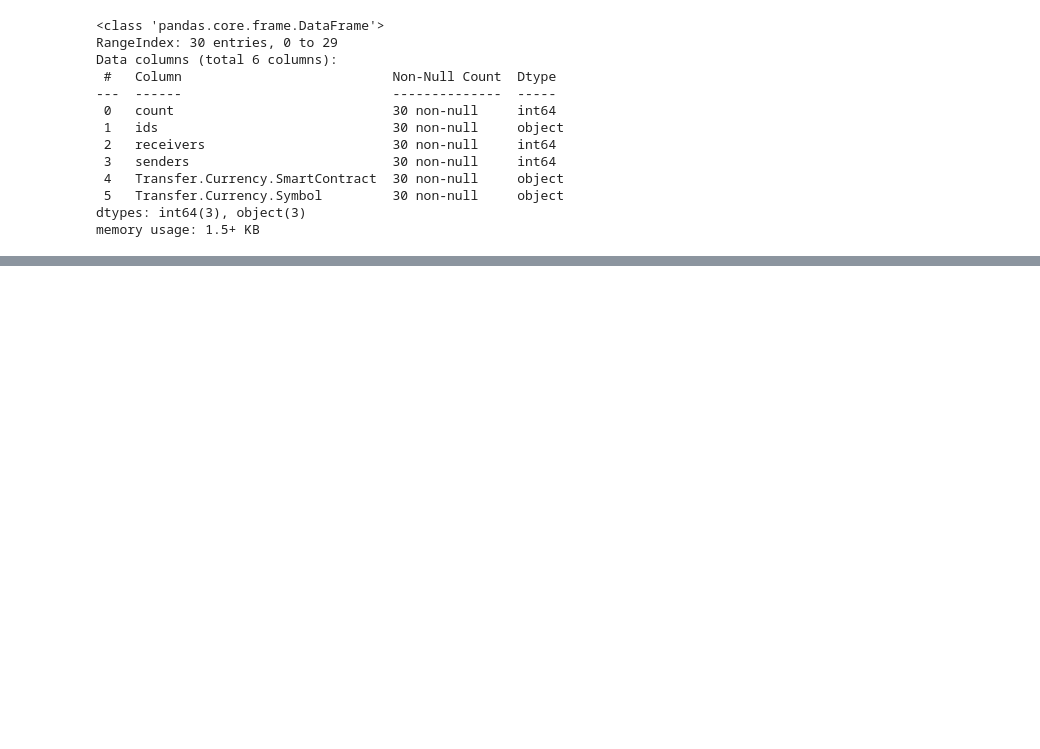
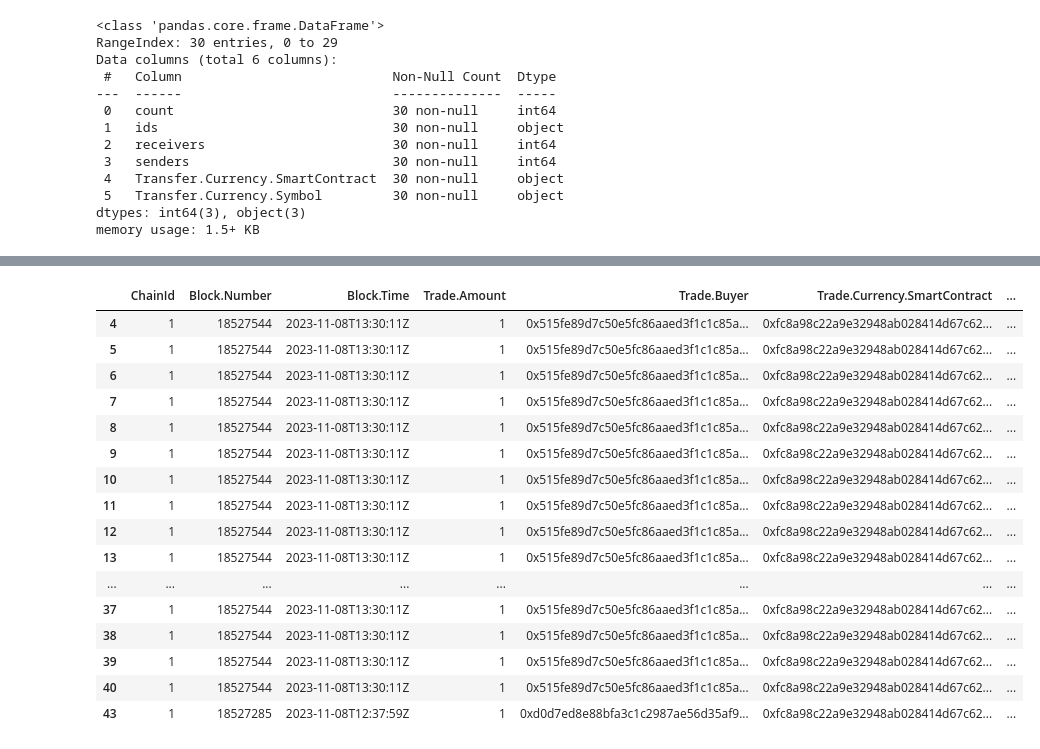
Before and after one commit to volantxs/blockchain-data-visualization, a Jupyter notebook: blockchain_data_driven_marketing.ipynb, the cells around one changed output, grey strips where cells are left out. Saved outputs shown, nothing was run; the diff lists cells and outputs as text; code cells hidden in the pictures; blank space fills up the shorter version.

```diff
--- a/blockchain_data_driven_marketing.ipynb
+++ b/blockchain_data_driven_marketing.ipynb
@@ -437,0 +440,11 @@ plt.show()
+# %%
+conn = http.client.HTTPSConnection("streaming.bitquery.io")
+payload5 = json.dumps({
+   "query": "query ($network: evm_network) {\n  EVM(network: $network, dataset: combined) {\n    DEXTradeByTokens(\n      orderBy: {descendingByField: \"Trade_Price\"}\n      limit: {count: 50}\n      where: {Trade: {Currency: {SmartContract: {is: \"0xFC8a98C22A9E32948aB028414d67C62c49B16864\"}}}, Block: {Date: {since: \"2023-11-6\", till: \"2023-11-8\"}}}\n    ) {\n      ChainId\n      Block {\n        Number\n        Time\n      }\n      Trade {\n        Seller\n        Buyer\n        Amount\n        Currency {\n          SmartContract\n          Symbol\n        }\n        Price\n        Side {\n          Amount\n          Currency {\n            SmartContract\n            Symbol\n          }\n        }\n      }\n      Transaction {\n        Hash\n      }\n    }\n  }\n}\n",
+   "variables": "{\"network\":\"eth\",\"limit\":10,\"offset\":0,\"token\":\"0xFC8a98C22A9E32948aB028414d67C62c49B16864\"}"
+})
+conn.request("POST", "/graphql", payload5, headers)
+res = conn.getresponse()
+data = res.read()
+response5  = json.loads(data.decode("utf-8"))
+print(response5)
@@ -437,0 +453,4 @@ plt.show()
+# %%
+price_soc_6nov_8nov = response5['data']['EVM']['DEXTradeByTokens']
+price_soc_6nov_8nov = pd.json_normalize(price_soc_6nov_8nov)
+price_soc_6nov_8nov.info()
@@ -437,0 +478,21 @@ plt.show()
+# %%
+ETH_price_soc_6nov_8nov = price_soc_6nov_8nov[price_soc_6nov_8nov['Trade.Side.Currency.Symbol'] == "ETH"]
+ETH_price_soc_6nov_8nov
+# %% [output]
+|  | ChainId | Block.Number | Block.Time | Trade.Amount | Trade.Buyer | Trade.Currency.SmartContract | ... |
+| 4 | 1 | 18527544 | 2023-11-08T13:30:11Z | 1 | 0x515fe89d7c50e5fc86aaed3f1c1c85a... | 0xfc8a98c22a9e32948ab028414d67c62... | ... |
+| 5 | 1 | 18527544 | 2023-11-08T13:30:11Z | 1 | 0x515fe89d7c50e5fc86aaed3f1c1c85a... | 0xfc8a98c22a9e32948ab028414d67c62... | ... |
+| 6 | 1 | 18527544 | 2023-11-08T13:30:11Z | 1 | 0x515fe89d7c50e5fc86aaed3f1c1c85a... | 0xfc8a98c22a9e32948ab028414d67c62... | ... |
+| 7 | 1 | 18527544 | 2023-11-08T13:30:11Z | 1 | 0x515fe89d7c50e5fc86aaed3f1c1c85a... | 0xfc8a98c22a9e32948ab028414d67c62... | ... |
+| 8 | 1 | 18527544 | 2023-11-08T13:30:11Z | 1 | 0x515fe89d7c50e5fc86aaed3f1c1c85a... | 0xfc8a98c22a9e32948ab028414d67c62... | ... |
+| 9 | 1 | 18527544 | 2023-11-08T13:30:11Z | 1 | 0x515fe89d7c50e5fc86aaed3f1c1c85a... | 0xfc8a98c22a9e32948ab028414d67c62... | ... |
+| 10 | 1 | 18527544 | 2023-11-08T13:30:11Z | 1 | 0x515fe89d7c50e5fc86aaed3f1c1c85a... | 0xfc8a98c22a9e32948ab028414d67c62... | ... |
+| 11 | 1 | 18527544 | 2023-11-08T13:30:11Z | 1 | 0x515fe89d7c50e5fc86aaed3f1c1c85a... | 0xfc8a98c22a9e32948ab028414d67c62... | ... |
+| 12 | 1 | 18527544 | 2023-11-08T13:30:11Z | 1 | 0x515fe89d7c50e5fc86aaed3f1c1c85a... | 0xfc8a98c22a9e32948ab028414d67c62... | ... |
+| 13 | 1 | 18527544 | 2023-11-08T13:30:11Z | 1 | 0x515fe89d7c50e5fc86aaed3f1c1c85a... | 0xfc8a98c22a9e32948ab028414d67c62... | ... |
+| ... | ... | ... | ... | ... | ... | ... | ... |
+| 37 | 1 | 18527544 | 2023-11-08T13:30:11Z | 1 | 0x515fe89d7c50e5fc86aaed3f1c1c85a... | 0xfc8a98c22a9e32948ab028414d67c62... | ... |
+| 38 | 1 | 18527544 | 2023-11-08T13:30:11Z | 1 | 0x515fe89d7c50e5fc86aaed3f1c1c85a... | 0xfc8a98c22a9e32948ab028414d67c62... | ... |
+| 39 | 1 | 18527544 | 2023-11-08T13:30:11Z | 1 | 0x515fe89d7c50e5fc86aaed3f1c1c85a... | 0xfc8a98c22a9e32948ab028414d67c62... | ... |
+| 40 | 1 | 18527544 | 2023-11-08T13:30:11Z | 1 | 0x515fe89d7c50e5fc86aaed3f1c1c85a... | 0xfc8a98c22a9e32948ab028414d67c62... | ... |
+| 43 | 1 | 18527285 | 2023-11-08T12:37:59Z | 1 | 0xd0d7ed8e88bfa3c1c2987ae56d35af9... | 0xfc8a98c22a9e32948ab028414d67c62... | ... |
```
Also changed, not shown: parts of 10 cells of this notebook.
